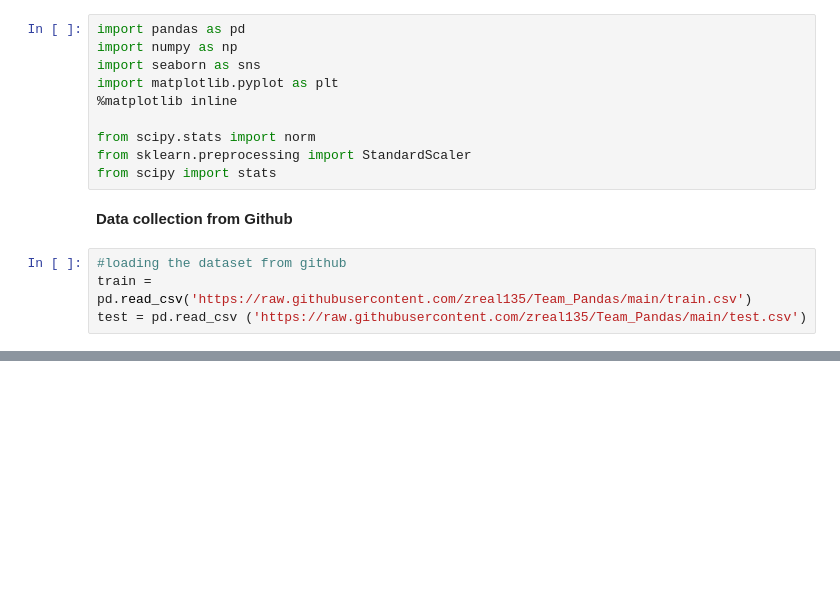
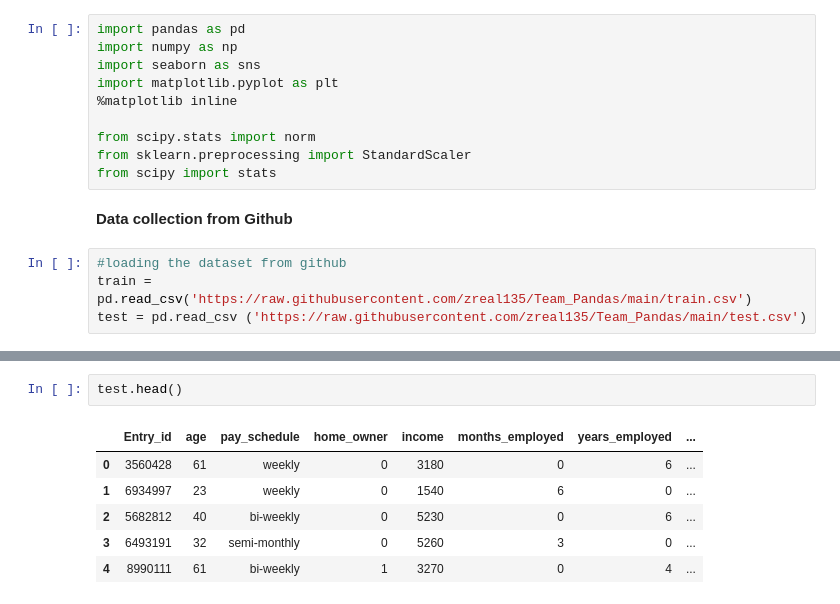
Before and after one commit to zreal135/Team_Pandas, a Jupyter notebook: Team_Pandas_DatafestAfrica_ML_Hackathon.ipynb, the cells around one changed output, grey strips where cells are left out. Drawn from its saved outputs; the diff is of its cells as text; blank space fills up the shorter version.

```diff
--- a/Team_Pandas_DatafestAfrica_ML_Hackathon.ipynb
+++ b/Team_Pandas_DatafestAfrica_ML_Hackathon.ipynb
@@ -43,0 +64,9 @@ test = pd.read_csv ('https://raw.githubusercontent.com/zreal135/Team_Pandas/main
+# %%
+test.head()
+# %% [output]
+|  | Entry_id | age | pay_schedule | home_owner | income | months_employed | years_employed | ... |
+| 0 | 3560428 | 61 | weekly | 0 | 3180 | 0 | 6 | ... |
+| 1 | 6934997 | 23 | weekly | 0 | 1540 | 6 | 0 | ... |
+| 2 | 5682812 | 40 | bi-weekly | 0 | 5230 | 0 | 6 | ... |
+| 3 | 6493191 | 32 | semi-monthly | 0 | 5260 | 3 | 0 | ... |
+| 4 | 8990111 | 61 | bi-weekly | 1 | 3270 | 0 | 4 | ... |
```
Also changed, not shown: parts of 3 cells of this notebook.
